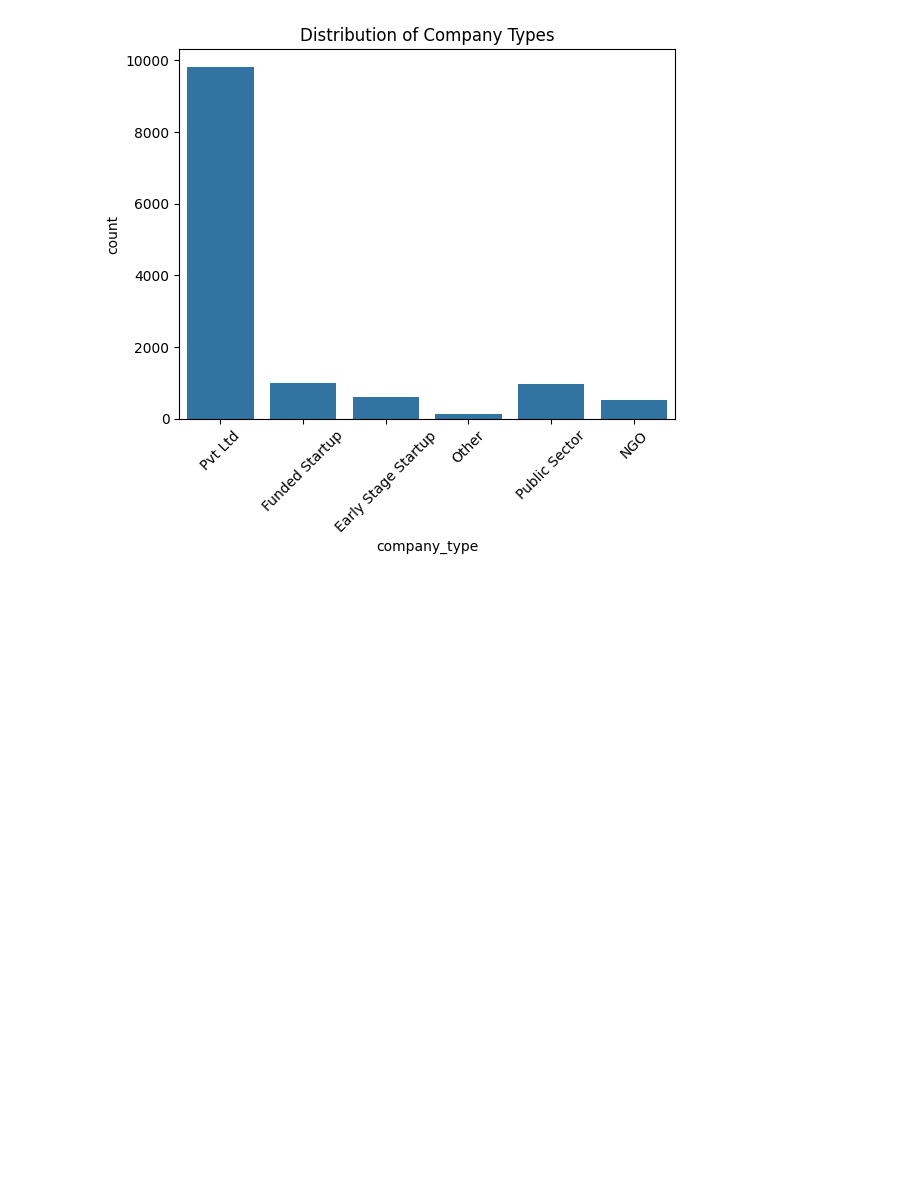
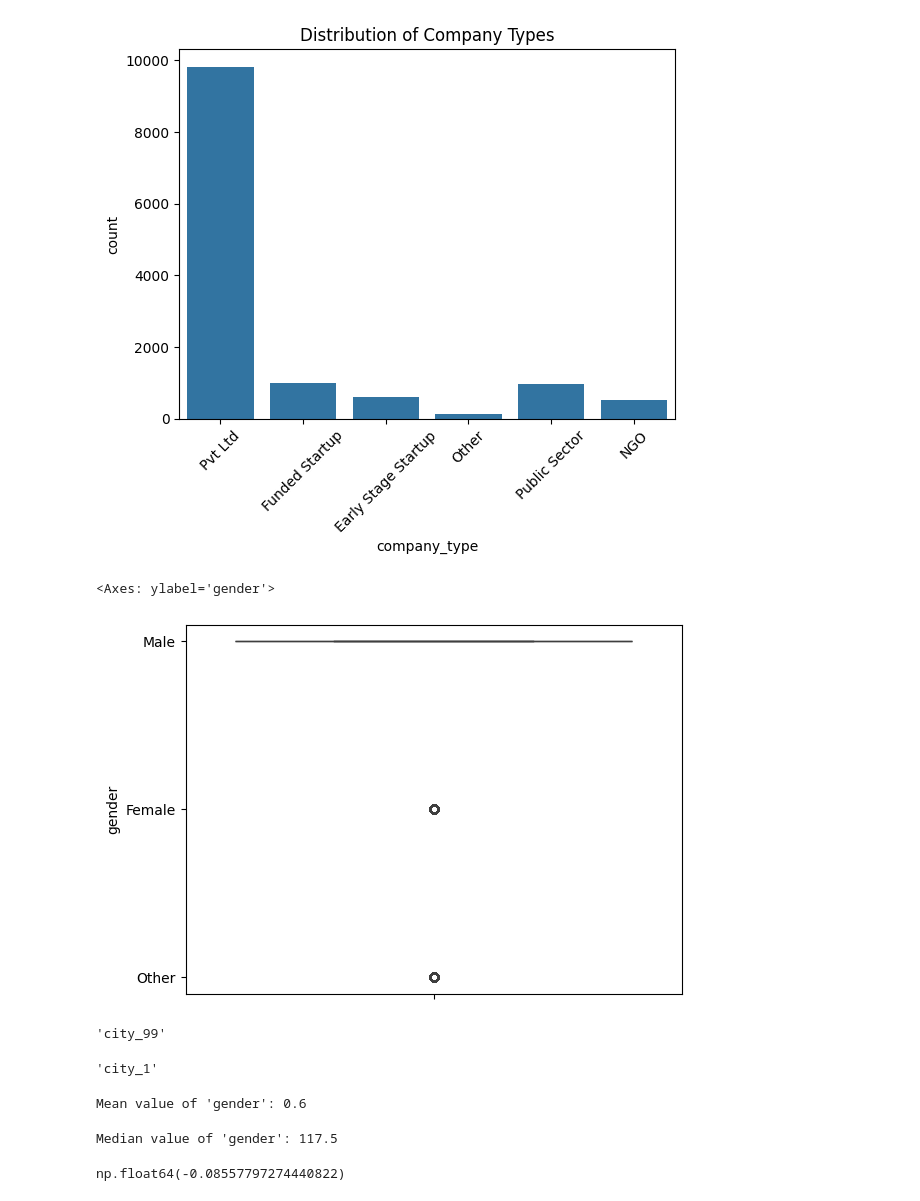
Before and after one commit to dinesh25255/ml-practice-code-in-jupyter-note-book, a Jupyter notebook: Univariate Analysis.ipynb, the cells around one changed output. Saved outputs shown, nothing was run; the diff lists cells and outputs as text; code cells hidden in the pictures; blank space fills up the shorter version.

```diff
--- a/Univariate Analysis.ipynb
+++ b/Univariate Analysis.ipynb
@@ -44,3 +44,51 @@ plt.title('Distribution of Company Types')
 plt.show()
 # %% [output]
 [figure]
+# %%
+#Box plot  we know what is numerical data and mean and median we  have to understand
+sns.boxplot(df['gender'])
+# %% [output]
+<Axes: ylabel='gender'>
+[figure, added]
+# %%
+df['city'[].max()  # in city value there is max value is 99
+# %% [output]
+'city_99'
+# %%
+df['city'].min() # in city value there is min value jis 1
+# %% [output]
+'city_1'
+# %%
+# Example DataFrame with numerical values
+import pandas as pd
+
+df = pd.DataFrame({
+    'gender': [0, 1, 1, 0, 1]  # 0 = male, 1 = female
+})
+
+# Calculate mean of 'gender' column
+mean_value = df['gender'].mean()
+
+# Output the result
+print("Mean value of 'gender':", mean_value)
+# %% [output]
+Mean value of 'gender': 0.6
+# %%
+import pandas as pd
+
+# Example DataFrame with numerical values
+df = pd.DataFrame({
+    'gender': [101,112,123,133]  # 0 = male, 1 = female
+})
+
+# Calculate median of 'gender' column
+median_value = df['gender'].median()
+
+# Output the result
+print("Median value of 'gender':", median_value)
+# %% [output]
+Median value of 'gender': 117.5
+# %%
+df['gender'].skew() #Skewness is used to understand the shape and asymmetry of a dataset’s distribution, which is crucial for several reasons:
+# %% [output]
+np.float64(-0.08557797274440822)
```
